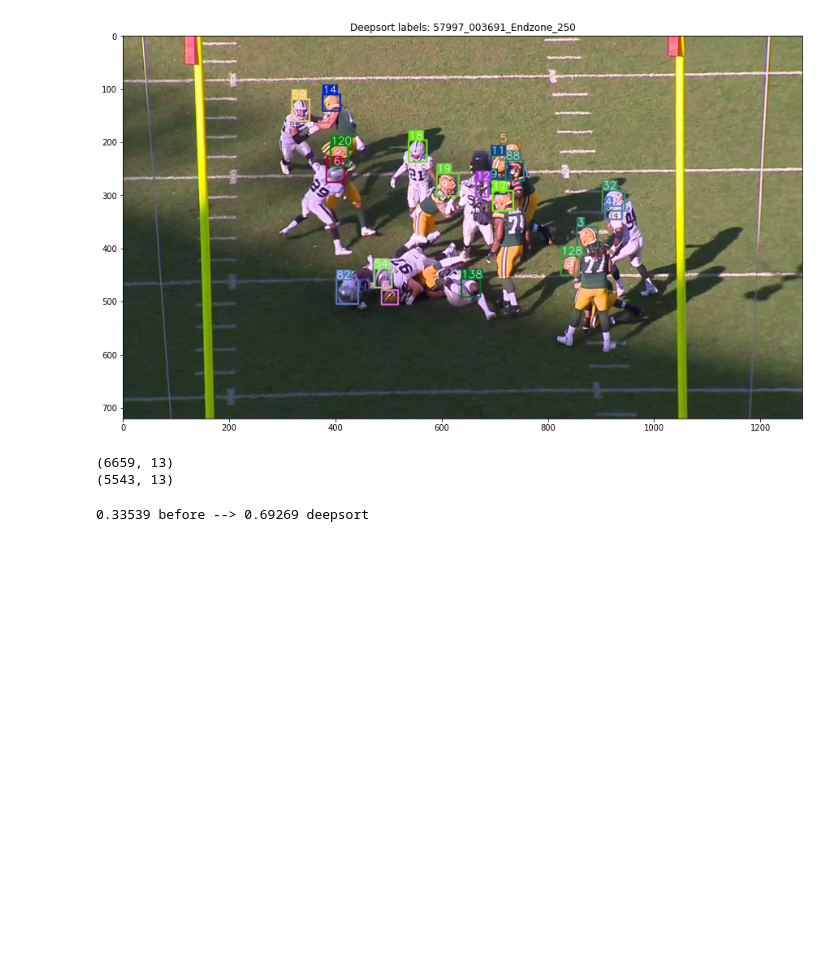
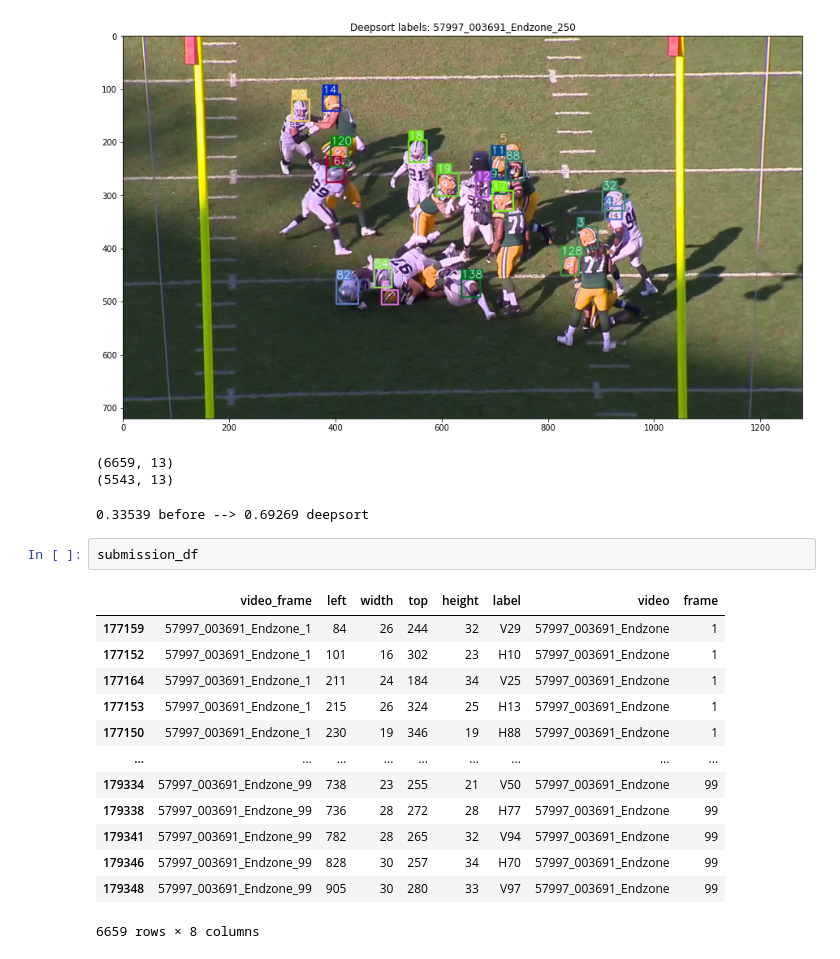
Before and after one commit to prenassipaolo/kaggle_nfl_2021, a Jupyter notebook: deepsort.ipynb, the cells around one changed output. Cells and saved outputs as stored; diff of their text form; blank space fills up the shorter version.

```diff
--- a/deepsort.ipynb
+++ b/deepsort.ipynb
@@ -616,3 +616,19 @@ submission_deepsort = pd.concat(outs).copy()
 (6659, 13)
 (5543, 13)
 0.33539 before --> 0.69269 deepsort
+# %%
+submission_df
+# %% [output]
+|  | video_frame | left | width | top | height | label | video | frame |
+| 177159 | 57997_003691_Endzone_1 | 84 | 26 | 244 | 32 | V29 | 57997_003691_Endzone | 1 |
+| 177152 | 57997_003691_Endzone_1 | 101 | 16 | 302 | 23 | H10 | 57997_003691_Endzone | 1 |
+| 177164 | 57997_003691_Endzone_1 | 211 | 24 | 184 | 34 | V25 | 57997_003691_Endzone | 1 |
+| 177153 | 57997_003691_Endzone_1 | 215 | 26 | 324 | 25 | H13 | 57997_003691_Endzone | 1 |
+| 177150 | 57997_003691_Endzone_1 | 230 | 19 | 346 | 19 | H88 | 57997_003691_Endzone | 1 |
+| ... | ... | ... | ... | ... | ... | ... | ... | ... |
+| 179334 | 57997_003691_Endzone_99 | 738 | 23 | 255 | 21 | V50 | 57997_003691_Endzone | 99 |
+| 179338 | 57997_003691_Endzone_99 | 736 | 28 | 272 | 28 | H77 | 57997_003691_Endzone | 99 |
+| 179341 | 57997_003691_Endzone_99 | 782 | 28 | 265 | 32 | V94 | 57997_003691_Endzone | 99 |
+| 179346 | 57997_003691_Endzone_99 | 828 | 30 | 257 | 34 | H70 | 57997_003691_Endzone | 99 |
+| 179348 | 57997_003691_Endzone_99 | 905 | 30 | 280 | 33 | V97 | 57997_003691_Endzone | 99 |
+6659 rows × 8 columns
```
Also changed, not shown: 1 other file.
